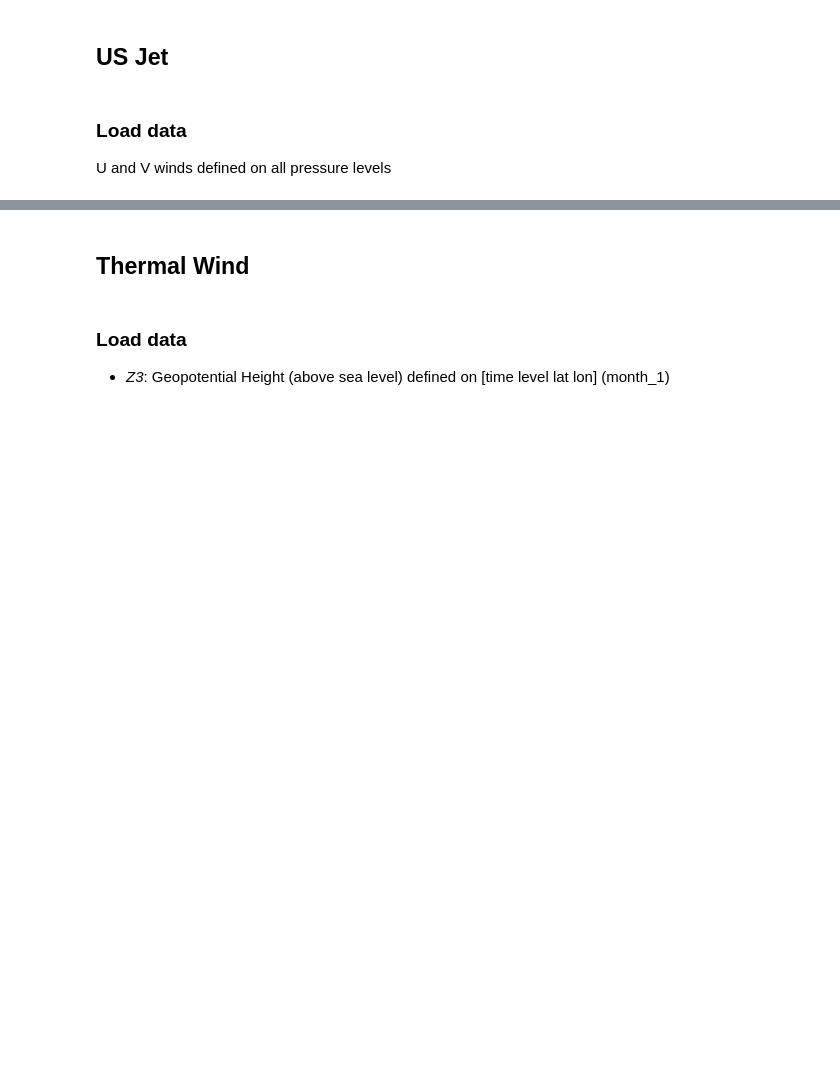
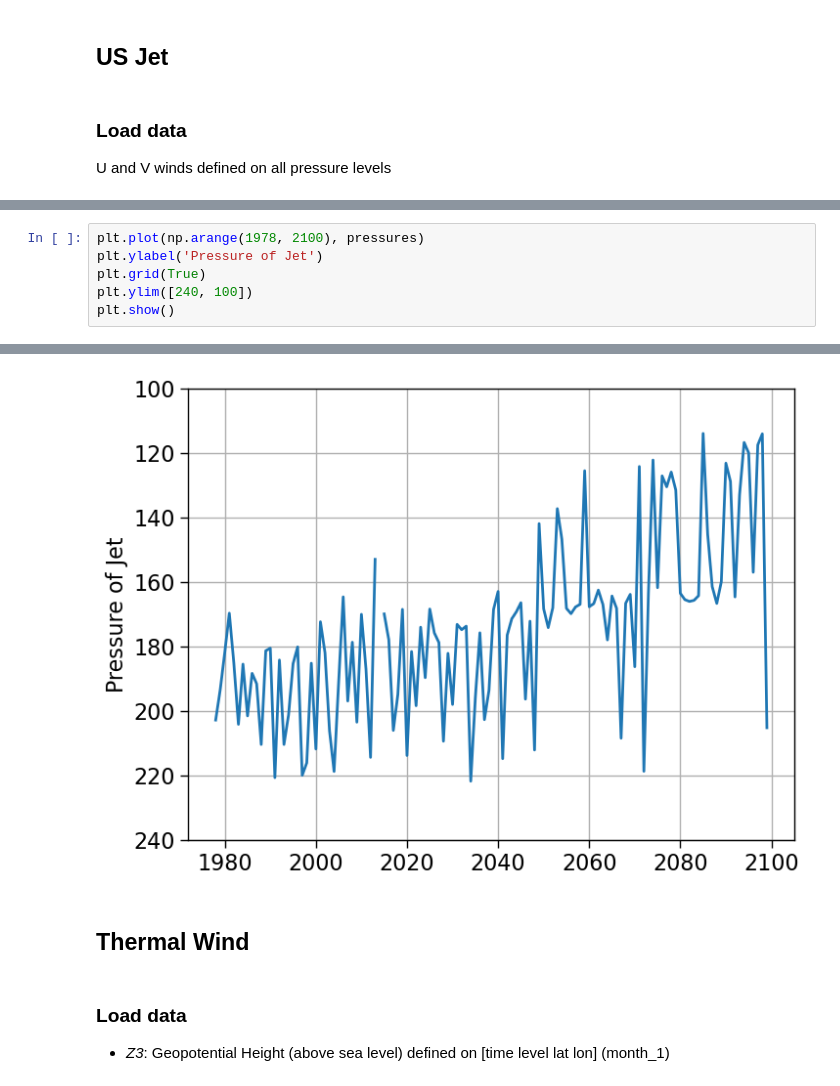
Before and after one commit to ivalencius/winds-of-change, a Jupyter notebook: CESMLENS2.ipynb, the cells around one changed output, grey strips where cells are left out. Cells and saved outputs as stored; diff of their text form; blank space fills up the shorter version.

```diff
--- a/CESMLENS2.ipynb
+++ b/CESMLENS2.ipynb
@@ -962,0 +1134,7 @@ winds = cmip6_uv.assign(W = lambda x: np.sqrt(x.U**2 + x.V**2))
+# %%
+plt.plot(np.arange(1978, 2100), pressures)
+plt.ylabel('Pressure of Jet')
+plt.grid(True)
+plt.ylim([240, 100])
+plt.show()
+# %% [output]
@@ -963,3 +1142,4 @@ winds = cmip6_uv.assign(W = lambda x: np.sqrt(x.U**2 + x.V**2))
+[figure, added]
 # %% [markdown]
 ## Thermal Wind
 # %% [markdown]
```
Also changed, not shown: parts of 12 cells of this notebook, 1 other file.
